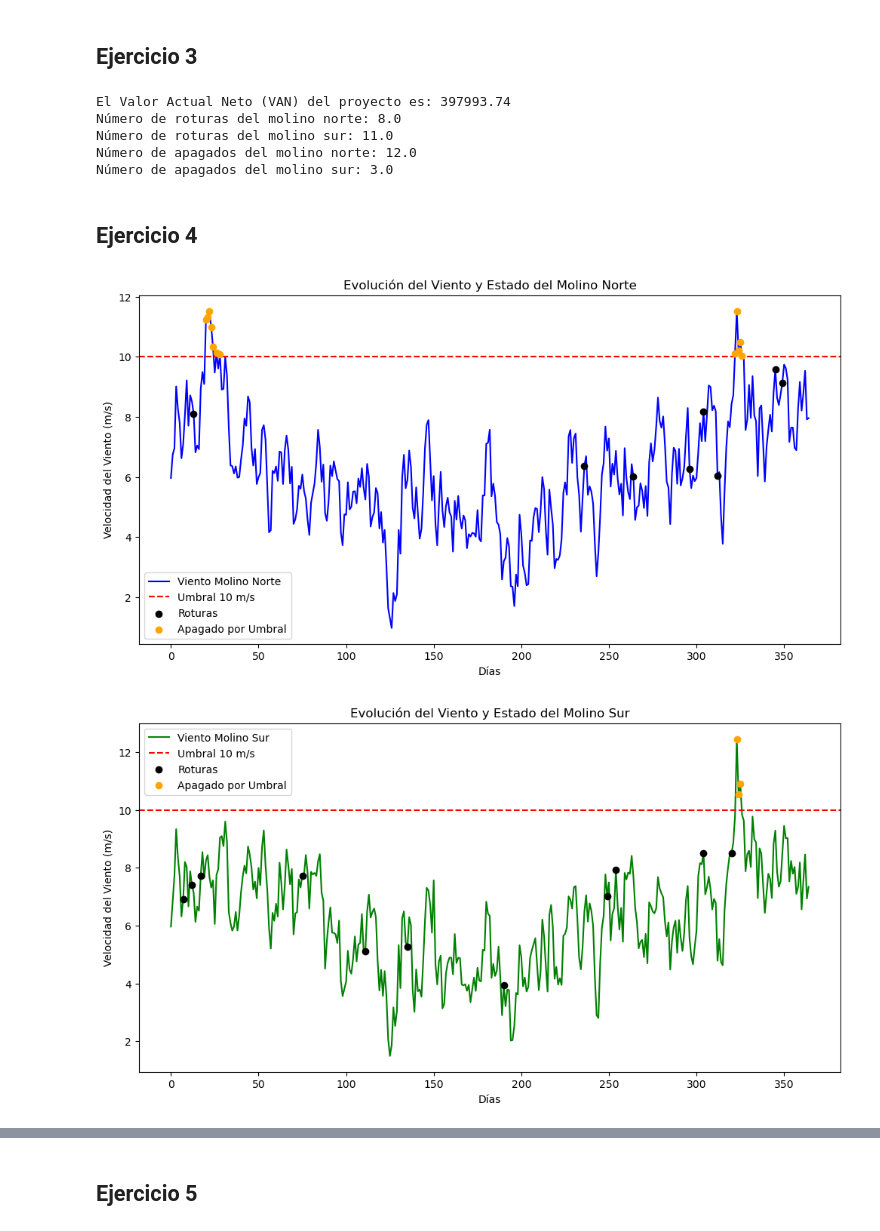
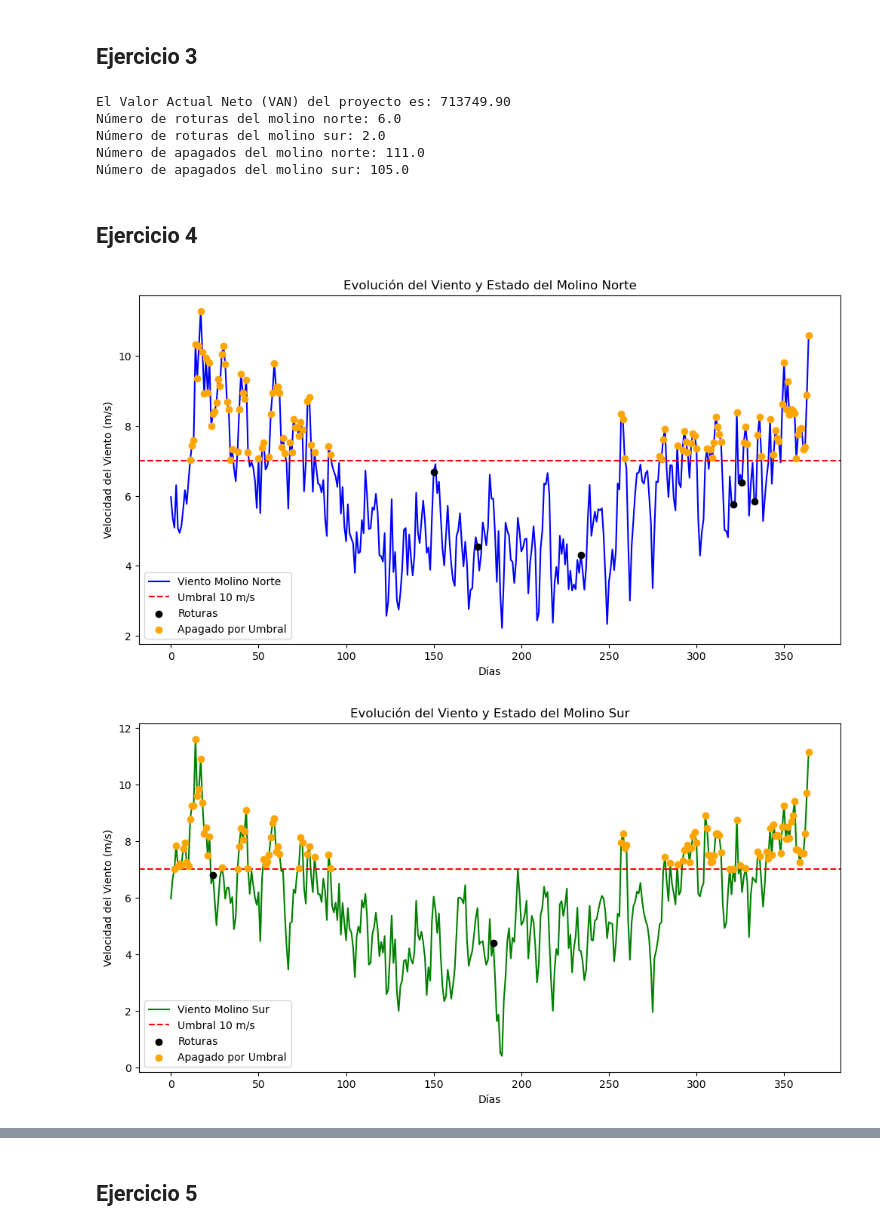
Before and after one commit to catadolhare/tp1_aplicaciones_cauzzo_dolhare_ekes_squillari, a Jupyter notebook: tp1.ipynb, the cells around one changed output, grey strips where cells are left out. Saved outputs shown, nothing was run; the diff lists cells and outputs as text; code cells hidden in the pictures.

```diff
--- a/tp1.ipynb
+++ b/tp1.ipynb
@@ -241,35 +241,33 @@ def calcular_VAN(S, D, k, n_days, costo_rep):
     apagados_sur = np.zeros(n_days)
 
     for i in range(1, n_days):
-        if estado_molino_norte[i-1] == 1:
+        if viento_norte[i] > k:
+            estado_molino_norte[i] = 0 #si pasa umbral se apaga
+            apagados_norte[i] = 1
+            cashflow[i] -= 1000  # Costo de apagar el molino
+        elif viento_norte[i] <= k:
+            estado_molino_norte[i] = 1 #si esta por debajo de umbral se enciende
+
+        if  viento_sur[i] > k:
+            estado_molino_sur[i] = 0
+            apagados_sur[i] = 1
+            cashflow[i] -= 1000  # Costo de apagar el molino
+        elif viento_sur[i] <= k:
+            estado_molino_sur[i] = 1
+
+        if estado_molino_norte[i-1] == 1 and estado_molino_norte[i] == 1:
             prob_rotura_norte = 0.25 * (viento_norte[i]**2) * (1/365)
             if np.random.rand() < prob_rotura_norte:
                 estado_molino_norte[i] = 0  # Molino roto
                 roturas_norte[i] = 1
                 cashflow[i] -= costo_rep  # Costo de reparación
 
-        if estado_molino_sur[i-1] == 1:
+        if estado_molino_sur[i-1] == 1 and estado_molino_sur[i] == 1:
             prob_rotura_sur = 0.25 * (viento_sur[i]**2) * (1/365)
             if np.random.rand() < prob_rotura_sur:
                 estado_molino_sur[i] = 0  # Molino roto
                 roturas_sur[i] = 1
                 cashflow[i] -= costo_rep  # Costo de reparación
-
-        if  estado_molino_norte[i] == 1:
-            if viento_norte[i] > k:
-                estado_molino_norte[i] = 0 #si pasa umbral se apaga
-                apagados_norte[i] = 1
-                cashflow[i] -= 1000  # Costo de apagar el molino
-            elif viento_norte[i] <= k:
-                estado_molino_norte[i] = 1 #si esta por debajo de umbral se enciende
-
-        if estado_molino_sur[i] == 1:
-            if  viento_sur[i] > k:
-                estado_molino_sur[i] = 0
-                apagados_sur[i] = 1
-                cashflow[i] -= 1000  # Costo de apagar el molino
-            elif viento_sur[i] <= k:
-                estado_molino_sur[i] = 1
 
         if estado_molino_norte[i] == 1:
             cashflow[i] += 1000 * viento_norte[i]
@@ -284,49 +282,49 @@ def calcular_VAN(S, D, k, n_days, costo_rep):
 # %%
 S, D = simulacion(365)
 
-VAN_calculado, cashflow, estado_molino_norte, estado_molino_sur, roturas_molino_norte, roturas_molino_sur, apagados_molino_norte, apagados_molino_sur = calcular_VAN(S, D, 10, 365, 200000)
+VAN_calculado, cashflow, estado_molino_norte, estado_molino_sur, roturas_molino_norte, roturas_molino_sur, apagados_molino_norte, apagados_molino_sur = calcular_VAN(S, D, 7, 365, 200000)
 print(f"El Valor Actual Neto (VAN) del proyecto es: {VAN_calculado:.2f}")
 print(f"Número de roturas del molino norte: {np.sum(roturas_molino_norte)}")
 print(f"Número de roturas del molino sur: {np.sum(roturas_molino_sur)}")
 print(f"Número de apagados del molino norte: {np.sum(apagados_molino_norte)}")
 print(f"Número de apagados del molino sur: {np.sum(apagados_molino_sur)}")
 # %% [output]
-El Valor Actual Neto (VAN) del proyecto es: 397993.74
-Número de roturas del molino norte: 8.0
-Número de roturas del molino sur: 11.0
-Número de apagados del molino norte: 12.0
-Número de apagados del molino sur: 3.0
+El Valor Actual Neto (VAN) del proyecto es: 713749.90
+Número de roturas del molino norte: 6.0
+Número de roturas del molino sur: 2.0
+Número de apagados del molino norte: 111.0
+Número de apagados del molino sur: 105.0
 # %% [markdown]
 ## Ejercicio 4
 # %%
 # Días
 dias = np.arange(365)
 s_norte = S + D/2
 s_sur = S - D/2
 
 # Gráfico del viento simulado y umbral
 plt.figure(figsize=(12, 6))
 
 # Viento en el Molino Norte
 plt.plot(dias, s_norte, label='Viento Molino Norte', color='blue')
 
 # Umbral de apagado
-plt.axhline(10, color='red', linestyle='--', label=f'Umbral {10} m/s')
+plt.axhline(7, color='red', linestyle='--', label=f'Umbral {10} m/s')
 
 # Marcar días con roturas
 plt.scatter(dias[roturas_molino_norte == 1], s_norte[roturas_molino_norte == 1], color='black', label='Roturas', zorder=5)
 
 # Marcar días en los que el molino está apagado
-plt.scatter(dias[(s_norte > 10) & (estado_molino_norte == 0)], s_norte[(s_norte > 10) & (estado_molino_norte == 0)],
+plt.scatter(dias[(s_norte > 7) & (estado_molino_norte == 0)], s_norte[(s_norte > 7) & (estado_molino_norte == 0)],
             color='orange', label='Apagado por Umbral', zorder=5)
 
 plt.title('Evolución del Viento y Estado del Molino Norte')
 plt.xlabel('Días')
 plt.ylabel('Velocidad del Viento (m/s)')
 plt.legend()
 plt.show()
 # %% [output]
-[figure, old version]
+[figure, new version]
 # %%
 # Gráfico del viento simulado y umbral
 plt.figure(figsize=(12, 6))
@@ -335,13 +333,13 @@ plt.figure(figsize=(12, 6))
 plt.plot(dias, s_sur, label='Viento Molino Sur', color='green')
 
 # Umbral de apagado
-plt.axhline(10, color='red', linestyle='--', label=f'Umbral {10} m/s')
+plt.axhline(7, color='red', linestyle='--', label=f'Umbral {10} m/s')
 
 # Marcar días con roturas
 plt.scatter(dias[roturas_molino_sur == 1], s_sur[roturas_molino_sur == 1], color='black', label='Roturas', zorder=5)
 
 # Marcar días en los que el molino está apagado
-plt.scatter(dias[(s_sur > 10) & (estado_molino_sur == 0)], s_sur[(s_sur > 10) & (estado_molino_sur == 0)],
+plt.scatter(dias[(s_sur > 7) & (estado_molino_sur == 0)], s_sur[(s_sur > 7) & (estado_molino_sur == 0)],
             color='orange', label='Apagado por Umbral', zorder=5)
 
 plt.title('Evolución del Viento y Estado del Molino Sur')
@@ -350,7 +348,7 @@ plt.ylabel('Velocidad del Viento (m/s)')
 plt.legend()
 plt.show()
 # %% [output]
-[figure, old version]
+[figure, new version]
 # %%
 import matplotlib.pyplot as plt
 
```
Also changed, not shown: parts of 23 cells of this notebook.
